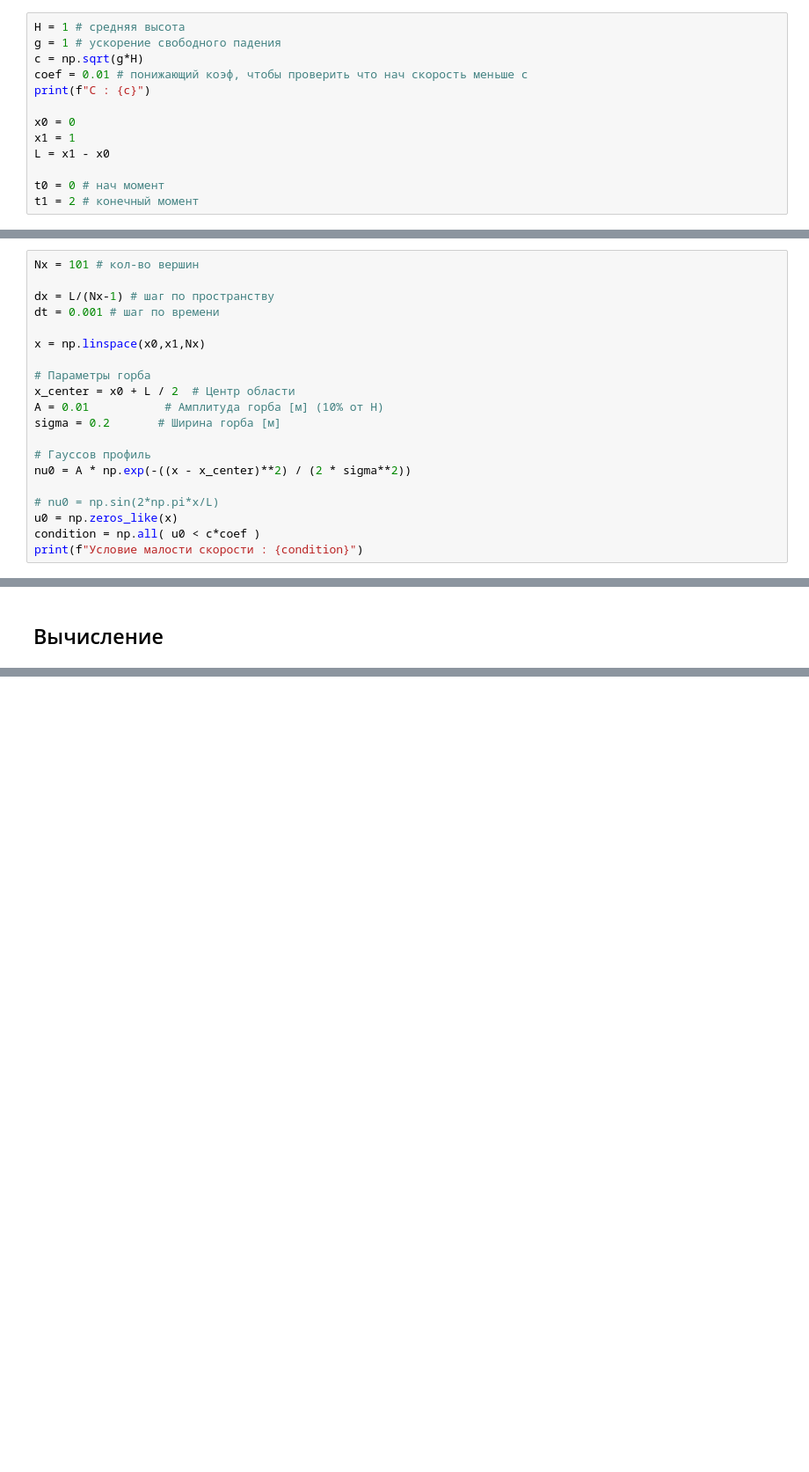
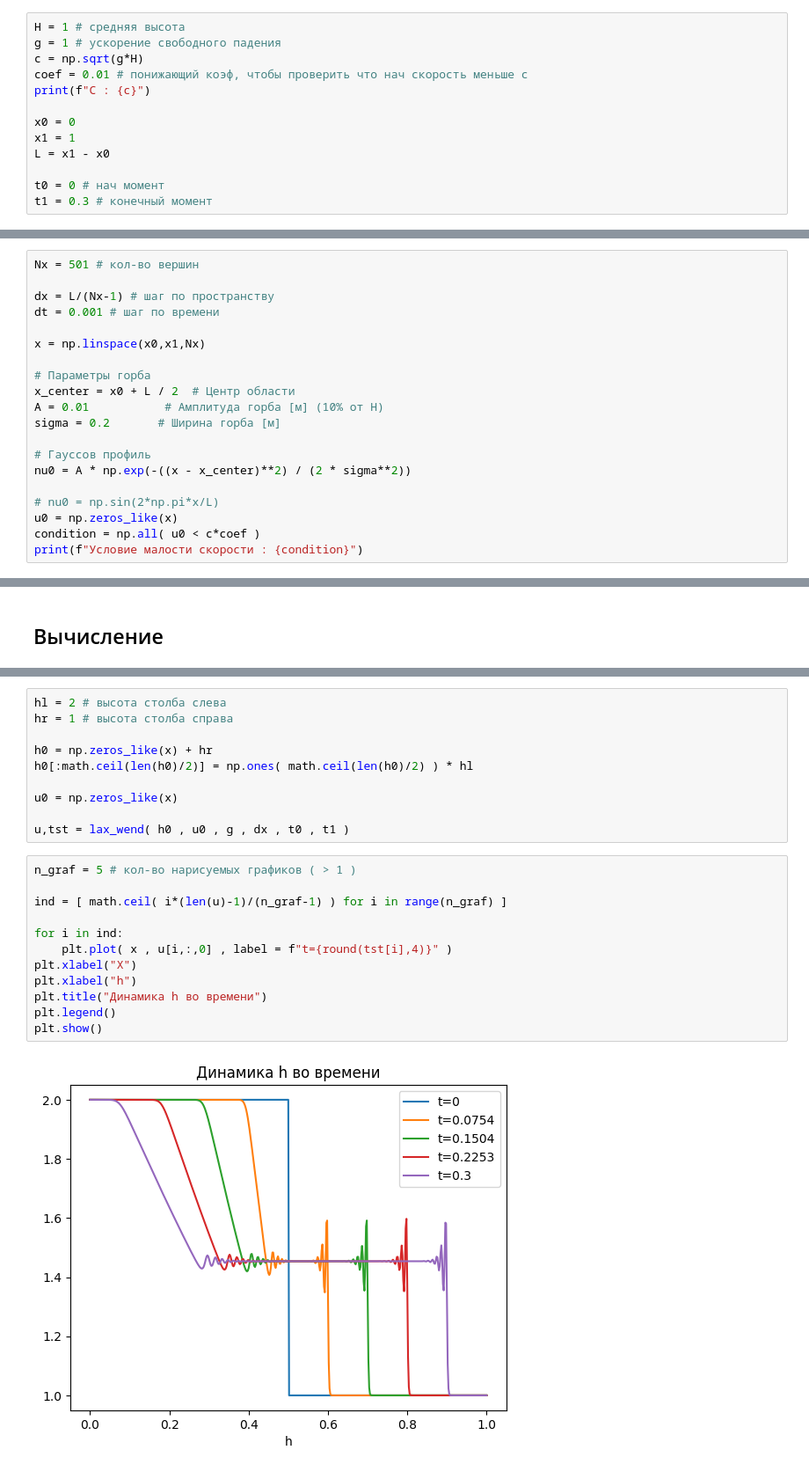
Before and after one commit to artmihant/CompMech6C2025, a Jupyter notebook: homework/antonov/7.3/7.3.ipynb, the cells around one changed output, grey strips where cells are left out. Shown at 88% size. Cells and saved outputs as stored; diff of their text form; blank space fills up the shorter version.

```diff
--- a/homework/antonov/7.3/7.3.ipynb
+++ b/homework/antonov/7.3/7.3.ipynb
@@ -22,4 +22,4 @@ x1 = 1
 L = x1 - x0
 
 t0 = 0 # нач момент
-t1 = 2 # конечный момент
+t1 = 0.3 # конечный момент
@@ -26,7 +28,7 @@ t1 = 2 # конечный момент
 # %% [markdown]
 ## Параметры моделирования
 # %%
-Nx = 101 # кол-во вершин
+Nx = 501 # кол-во вершин
 
 dx = L/(Nx-1) # шаг по пространству
 dt = 0.001 # шаг по времени
@@ -139,0 +207,24 @@ anime(nu,u,x,fps,anim_time)
+# %%
+hl = 2 # высота столба слева
+hr = 1 # высота столба справа
+
+h0 = np.zeros_like(x) + hr
+h0[:math.ceil(len(h0)/2)] = np.ones( math.ceil(len(h0)/2) ) * hl
+
+u0 = np.zeros_like(x)
+
+u,tst = lax_wend( h0 , u0 , g , dx , t0 , t1 )
+# %%
+n_graf = 5 # кол-во нарисуемых графиков ( > 1 )
+
+ind = [ math.ceil( i*(len(u)-1)/(n_graf-1) ) for i in range(n_graf) ]
+
+for i in ind:
+    plt.plot( x , u[i,:,0] , label = f"t={round(tst[i],4)}" )
+plt.xlabel("X")
+plt.xlabel("h")
+plt.title("Динамика h во времени")
+plt.legend()
+plt.show()
+# %% [output]
+[figure, added]
```
Also changed, not shown: parts of 9 cells of this notebook, 3 other files.
